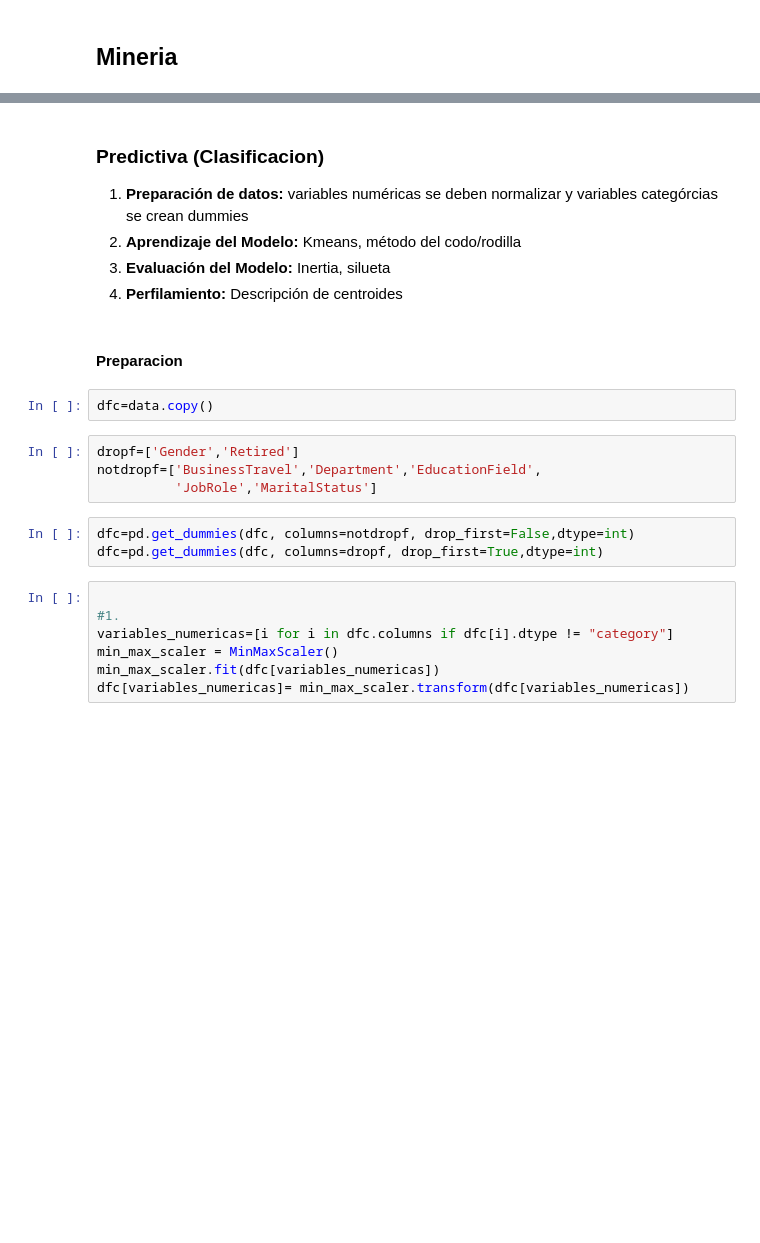
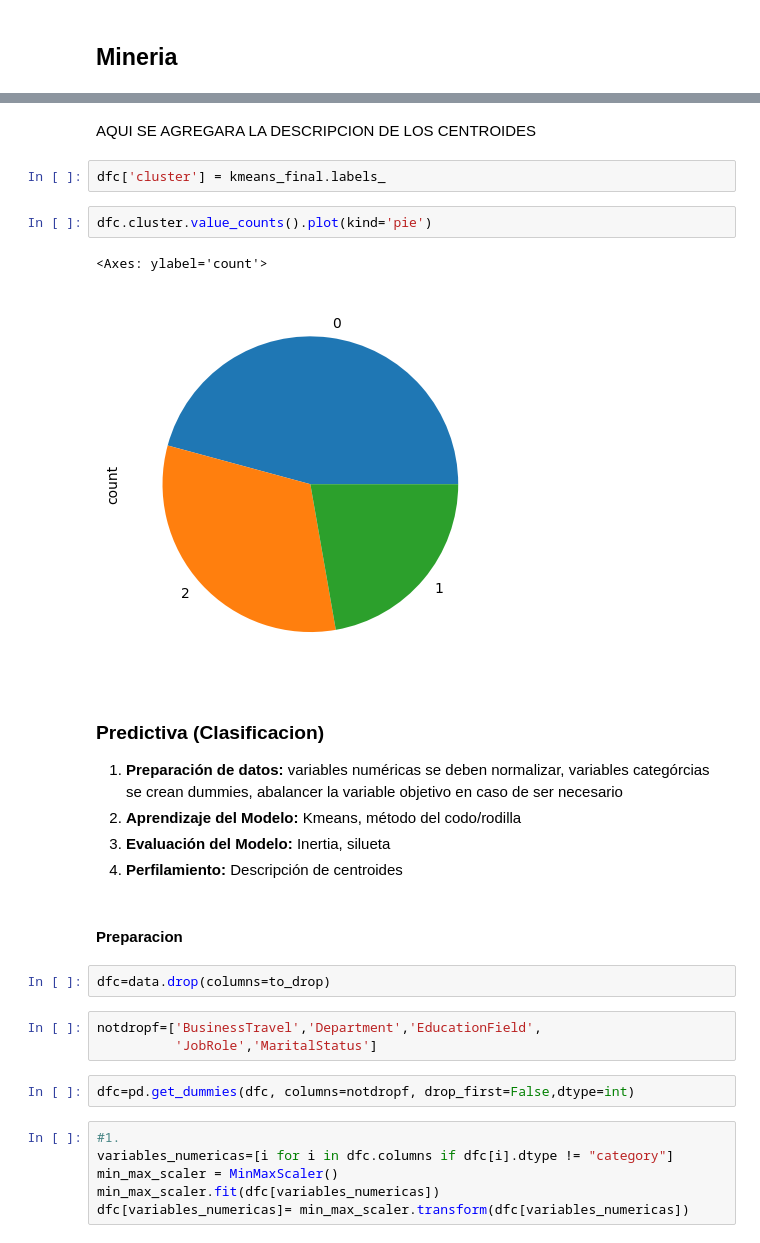
Before and after one commit to DanielGongora28/final_mineria, a Jupyter notebook: training.ipynb, the cells around one changed output, grey strips where cells are left out. Saved outputs shown, nothing was run; the diff lists cells and outputs as text; blank space fills up the shorter version.

```diff
--- a/training.ipynb
+++ b/training.ipynb
@@ -134,26 +205,32 @@ por lo que las variable irrelevantes para los ejercicios de clasificacion son:
+# %% [markdown]
+AQUI SE AGREGARA LA DESCRIPCION DE LOS CENTROIDES
+# %%
+dfc['cluster'] = kmeans_final.labels_
+# %%
+dfc.cluster.value_counts().plot(kind='pie')
+# %% [output]
+<Axes: ylabel='count'>
+[figure, added]
 # %% [markdown]
 ### **Predictiva (Clasificacion)**
 
 
-1. **Preparación de datos:** variables numéricas se deben normalizar y variables categórcias se crean dummies
+1. **Preparación de datos:** variables numéricas se deben normalizar, variables categórcias se crean dummies, abalancer la variable objetivo en caso de ser necesario
 2. **Aprendizaje del Modelo:** Kmeans, método del codo/rodilla
 3. **Evaluación del Modelo:** Inertia, silueta
 4. **Perfilamiento:** Descripción de centroides
 # %% [markdown]
 #### Preparacion
 # %%
-dfc=data.copy()
+dfc=data.drop(columns=to_drop)
 # %%
-dropf=['Gender','Retired']
 notdropf=['BusinessTravel','Department','EducationField',
           'JobRole','MaritalStatus']
 # %%
 dfc=pd.get_dummies(dfc, columns=notdropf, drop_first=False,dtype=int)
-dfc=pd.get_dummies(dfc, columns=dropf, drop_first=True,dtype=int)
-# %%
-
-#1.
-variables_numericas=[i for i in dfc.columns if dfc[i].dtype != "category"]
-min_max_scaler = MinMaxScaler()
-min_max_scaler.fit(dfc[variables_numericas])
-dfc[variables_numericas]= min_max_scaler.transform(dfc[variables_numericas])
+# %%
+#1.
+variables_numericas=[i for i in dfc.columns if dfc[i].dtype != "category"]
+min_max_scaler = MinMaxScaler()
+min_max_scaler.fit(dfc[variables_numericas])
+dfc[variables_numericas]= min_max_scaler.transform(dfc[variables_numericas])
```
Also changed, not shown: parts of 34 cells of this notebook, 2 other files.
